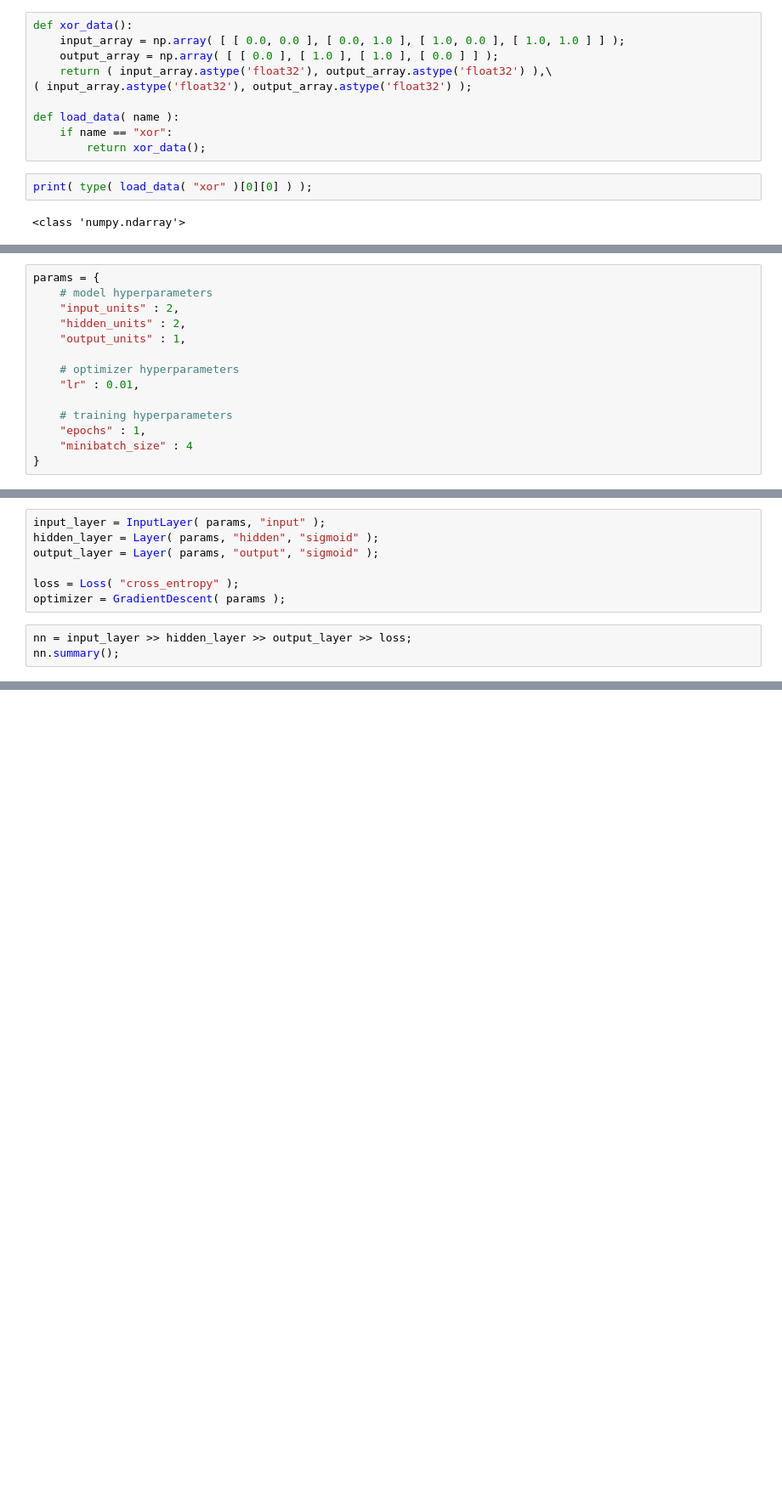
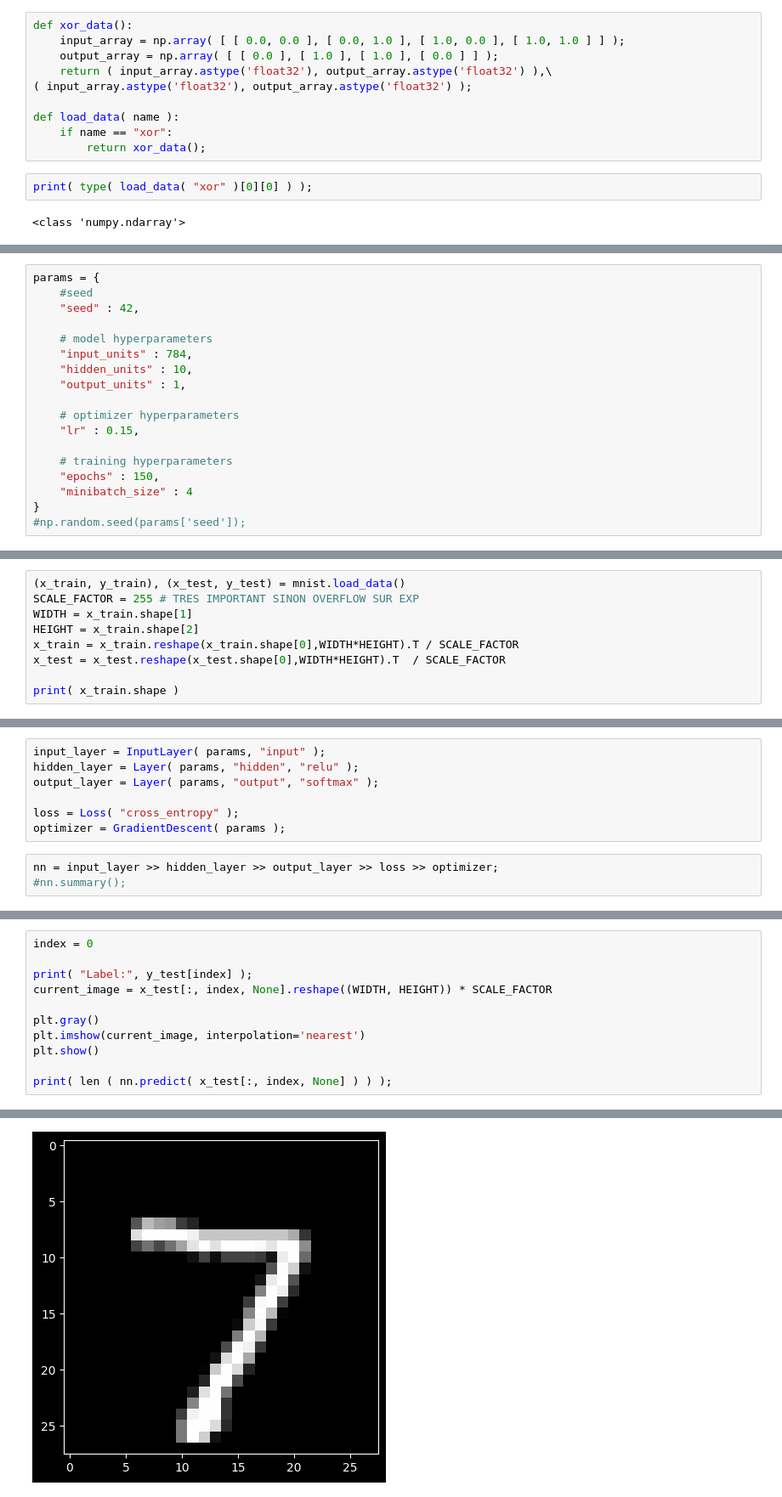
Before and after one commit to protimroy/basis, a Jupyter notebook: basis_mlp.ipynb, the cells around one changed output, grey strips where cells are left out. Shown: that part at 85% size. Saved outputs shown, nothing was run; the diff lists cells and outputs as text; blank space fills up the shorter version.

```diff
--- a/basis_mlp.ipynb
+++ b/basis_mlp.ipynb
@@ -680,15 +684,19 @@ class NeuralNetwork( object ):
 # %%
 params = {
+    #seed
+    "seed" : 42,
+
     # model hyperparameters
-    "input_units" : 2,
-    "hidden_units" : 2,
+    "input_units" : 784,
+    "hidden_units" : 10,
     "output_units" : 1,
 
     # optimizer hyperparameters
-    "lr" : 0.01,
+    "lr" : 0.15,
 
     # training hyperparameters
-    "epochs" : 1,
+    "epochs" : 150,
     "minibatch_size" : 4
 }
+#np.random.seed(params['seed']);
 # %%
@@ -697,0 +706,9 @@ x_test, y_test = testing[0], testing[1];
+# %%
+(x_train, y_train), (x_test, y_test) = mnist.load_data()
+SCALE_FACTOR = 255 # TRES IMPORTANT SINON OVERFLOW SUR EXP
+WIDTH = x_train.shape[1]
+HEIGHT = x_train.shape[2]
+x_train = x_train.reshape(x_train.shape[0],WIDTH*HEIGHT).T / SCALE_FACTOR
+x_test = x_test.reshape(x_test.shape[0],WIDTH*HEIGHT).T  / SCALE_FACTOR
+
+print( x_train.shape )
@@ -712,10 +720,10 @@ Labels:
 # %%
 input_layer = InputLayer( params, "input" );
-hidden_layer = Layer( params, "hidden", "sigmoid" );
-output_layer = Layer( params, "output", "sigmoid" );
+hidden_layer = Layer( params, "hidden", "relu" );
+output_layer = Layer( params, "output", "softmax" );
 
 loss = Loss( "cross_entropy" );
 optimizer = GradientDescent( params );
 # %%
-nn = input_layer >> hidden_layer >> output_layer >> loss;
-nn.summary();
+nn = input_layer >> hidden_layer >> output_layer >> loss >> optimizer;
+#nn.summary();
@@ -751,0 +753,12 @@ nn.predict( x_test );
+# %%
+index = 0
+
+print( "Label:", y_test[index] );
+current_image = x_test[:, index, None].reshape((WIDTH, HEIGHT)) * SCALE_FACTOR
+
+plt.gray()
+plt.imshow(current_image, interpolation='nearest')
+plt.show()
+
+print( len ( nn.predict( x_test[:, index, None] ) ) );
+# %% [output]
@@ -751,0 +766 @@ nn.predict( x_test );
+[figure, added]
```
Also changed, not shown: parts of 17 cells of this notebook.
